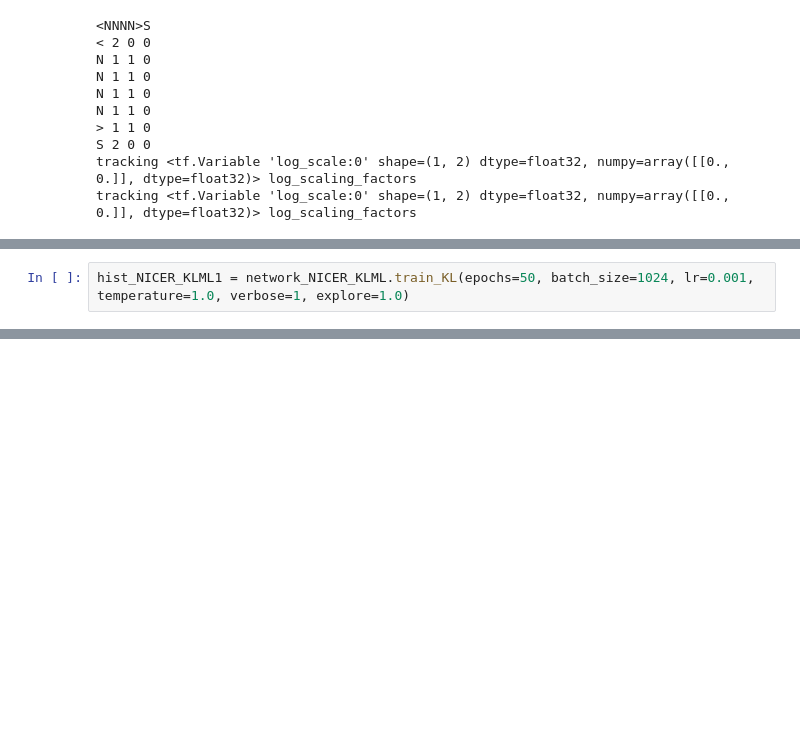
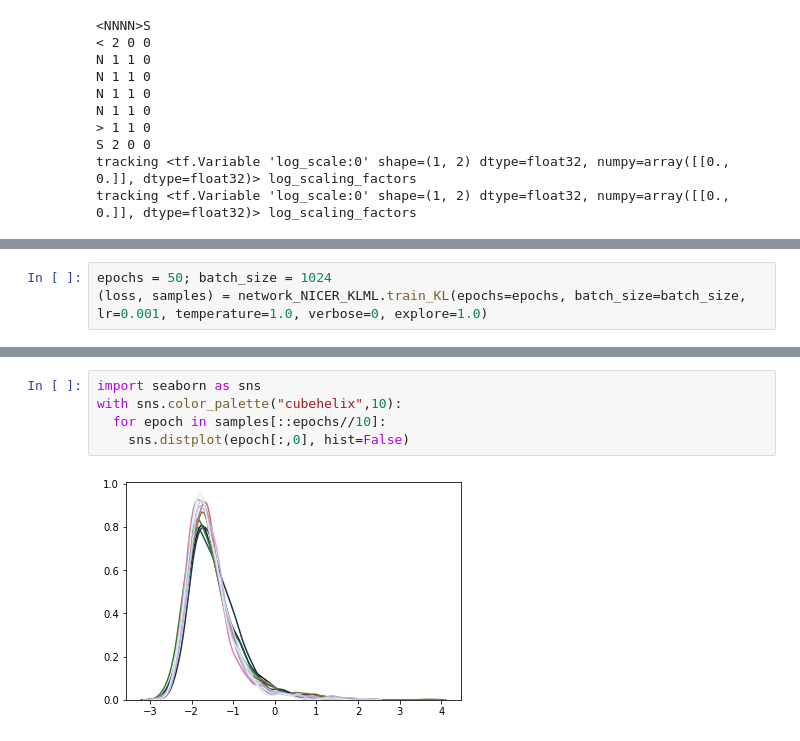
Before and after one commit to zierenberg/machine_learning_muca, a Jupyter notebook: double_well_minimal.ipynb, the cells around one changed output, grey strips where cells are left out. Drawn from its saved outputs; the diff is of its cells as text; blank space fills up the shorter version.

Commit message:
Changed histogram plotting.

```diff
--- a/double_well_minimal.ipynb
+++ b/double_well_minimal.ipynb
@@ -1734,2 +1717,3 @@ ________________________________________________________________________________
 # %%
-hist_NICER_KLML1 = network_NICER_KLML.train_KL(epochs=50, batch_size=1024, lr=0.001, temperature=1.0, verbose=1, explore=1.0)
+epochs = 50; batch_size = 1024
+(loss, samples) = network_NICER_KLML.train_KL(epochs=epochs, batch_size=batch_size, lr=0.001, temperature=1.0, verbose=0, explore=1.0)
@@ -1781,0 +1720,7 @@ Epoch 49  loss -6.370452
+# %%
+import seaborn as sns
+with sns.color_palette("cubehelix",10):
+  for epoch in samples[::epochs//10]:
+    sns.distplot(epoch[:,0], hist=False)
+# %% [output]
+[figure, added]
```
Also changed, not shown: parts of 5 cells of this notebook.
